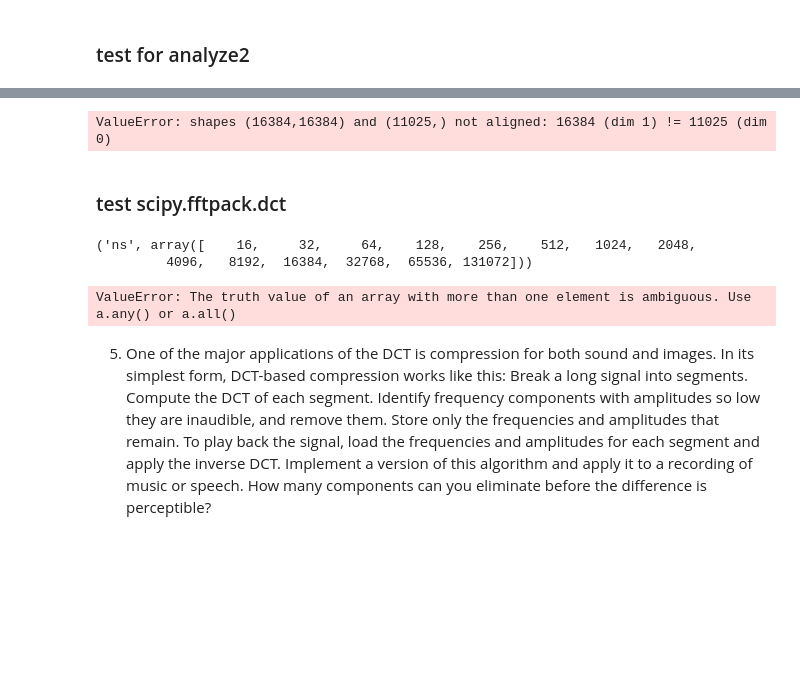
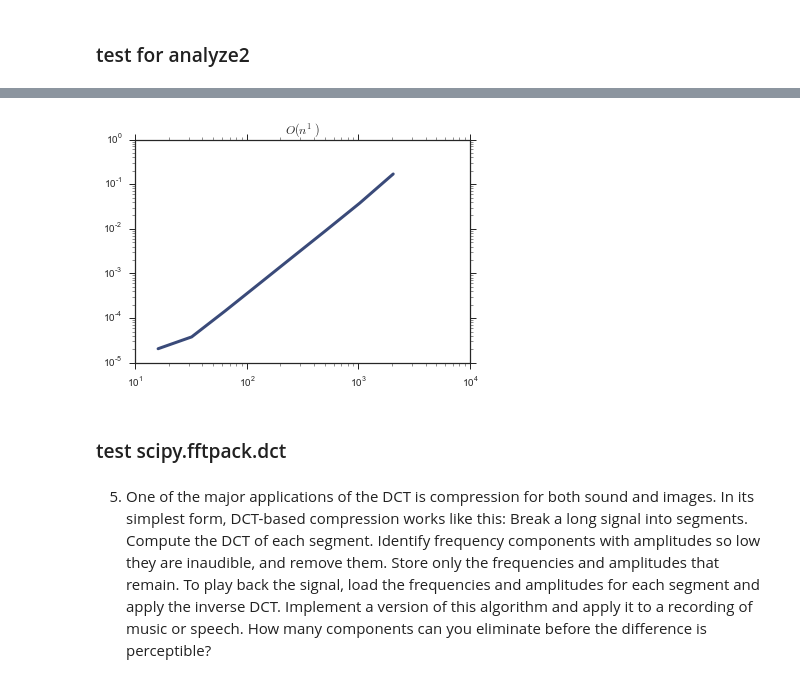
Before and after one commit to dtbinh/ThinkDSP, a Jupyter notebook: code/ps03.ipynb, the cells around one changed output, grey strips where cells are left out. Drawn from its saved outputs; the diff is of its cells as text; code cells hidden in the pictures; blank space fills up the shorter version.

```diff
--- a/code/ps03.ipynb
+++ b/code/ps03.ipynb
@@ -204,7 +204,7 @@ thinkplot.config(xscale='log', yscale='log', title='$O(n^%d)$'%t[0])
 signal = thinkdsp.UncorrelatedGaussianNoise()
 noise = signal.make_wave(duration=1.0)
 
-ns = (2) ** numpy.arange(4, 18)
+ns = (2) ** numpy.arange(4, 12)
 print('ns',ns)
 
 results = []
@@ -242,4 +239,4 @@ thinkplot.config(xscale='log', yscale='log', title='$O(n^%d)$'%t[0])
-ValueError: shapes (16384,16384) and (11025,) not aligned: 16384 (dim 1) != 11025 (dim 0)
+[figure, added]
 # %% [markdown]
 ### test scipy.fftpack.dct
 # %%
@@ -248,7 +245,7 @@ scipy.fftpack.dct()
 signal = thinkdsp.UncorrelatedGaussianNoise()
 noise = signal.make_wave(duration=1.0)
 
-ns = (2) ** numpy.arange(4, 18)
+ns = (2) ** numpy.arange(4, 12)
 print('ns',ns)
 
 results = []
@@ -256,7 +253,7 @@ for N in ns:
     ts = (0.5 + numpy.arange(N)) / N
     freqs = (0.5 + numpy.arange(N)) / 2
     ys = noise.ys[:N]
-    result = %timeit -o scipy.fftpack.dct(ys, freqs, ts)
+    result = %timeit -o scipy.fftpack.dct(ys)
     results.append(result)
 
 # get the best run for the function
@@ -270,10 +267,6 @@ t = scipy.stats.linregress(x,y)
 # plot on a log-log scale
 thinkplot.plot(ns, bests)
 thinkplot.config(xscale='log', yscale='log', title='$O(n^%d)$'%t[0])
-# %% [output]
-('ns', array([    16,     32,     64,    128,    256,    512,   1024,   2048,
-         4096,   8192,  16384,  32768,  65536, 131072]))
-ValueError: The truth value of an array with more than one element is ambiguous. Use a.any() or a.all()
 # %% [markdown]
 5) One of the major applications of the DCT is compression for both sound and images. In its simplest form, DCT-based compression works like this:
 Break a long signal into segments.
```
Also changed, not shown: parts of 1 cell of this notebook, 1 other file.
